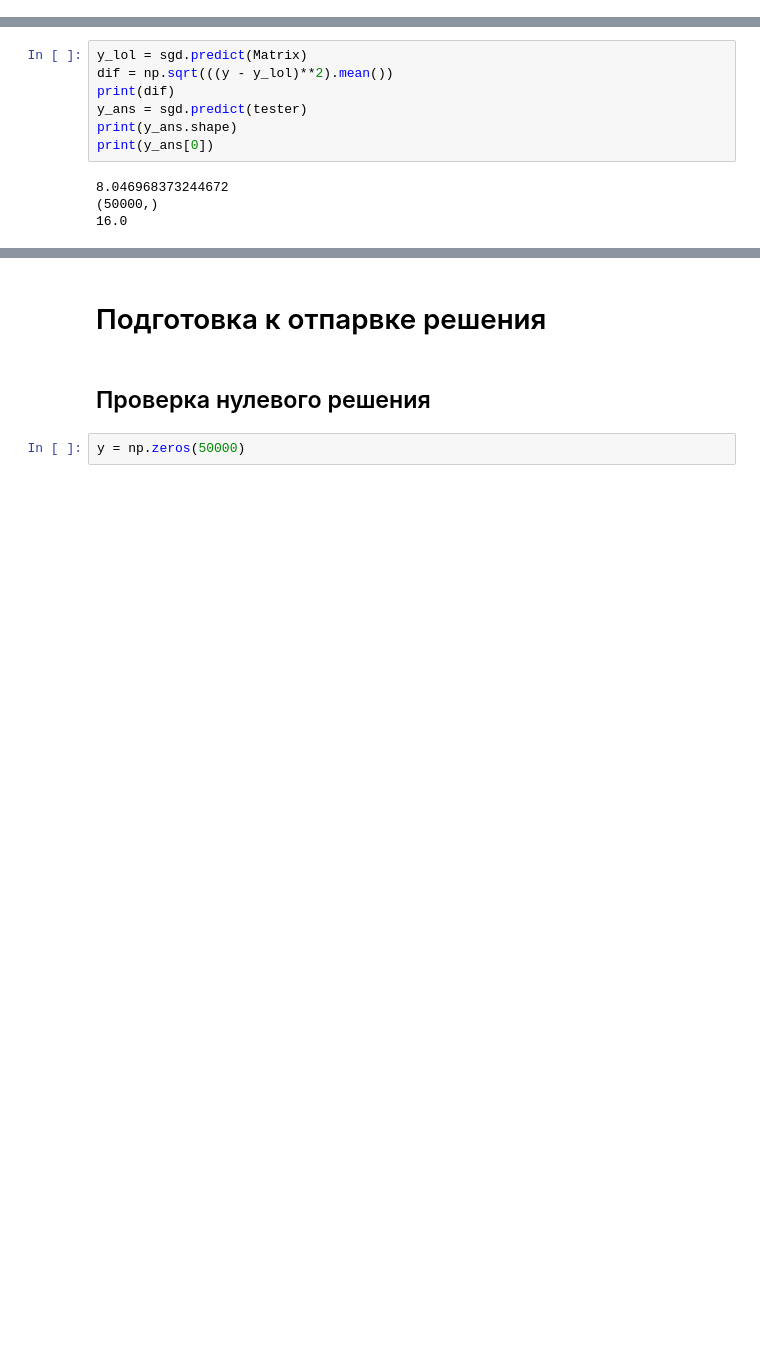
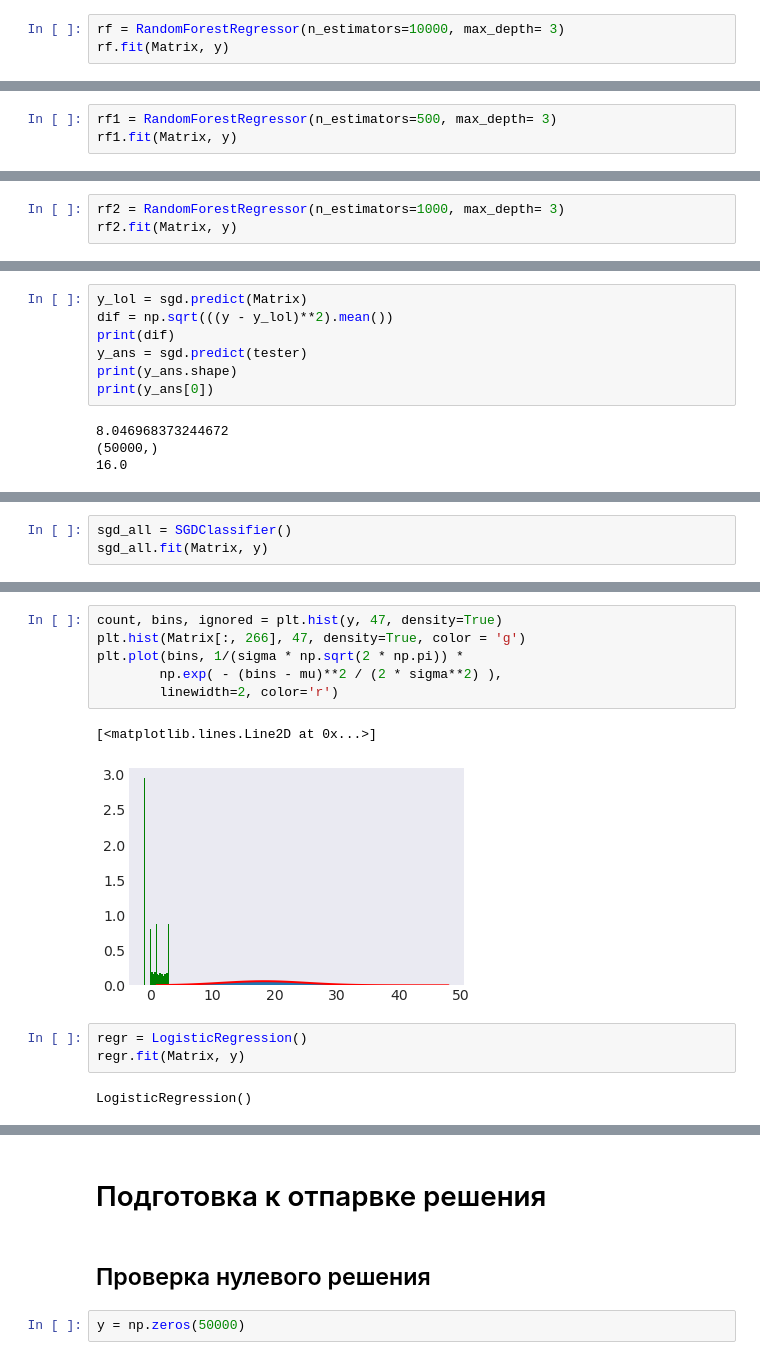
Before and after one commit to rw404/Kaggle_comp, a Jupyter notebook: Submissions/kaggle_compet.ipynb, the cells around one changed output, grey strips where cells are left out. Drawn from its saved outputs; the diff is of its cells as text; blank space fills up the shorter version.

```diff
--- a/Submissions/kaggle_compet.ipynb
+++ b/Submissions/kaggle_compet.ipynb
@@ -194,0 +124,3 @@ __Random Forest__
+# %%
+rf = RandomForestRegressor(n_estimators=10000, max_depth= 3)
+rf.fit(Matrix, y)
@@ -194,0 +129,3 @@ __Random Forest__
+# %%
+rf1 = RandomForestRegressor(n_estimators=500, max_depth= 3)
+rf1.fit(Matrix, y)
@@ -194,0 +134,3 @@ __Random Forest__
+# %%
+rf2 = RandomForestRegressor(n_estimators=1000, max_depth= 3)
+rf2.fit(Matrix, y)
@@ -366,0 +329,3 @@ print(y_ans[0])
+# %%
+sgd_all = SGDClassifier()
+sgd_all.fit(Matrix, y)
@@ -366,0 +368,14 @@ print(y_ans[0])
+# %%
+count, bins, ignored = plt.hist(y, 47, density=True)
+plt.hist(Matrix[:, 266], 47, density=True, color = 'g')
+plt.plot(bins, 1/(sigma * np.sqrt(2 * np.pi)) *
+        np.exp( - (bins - mu)**2 / (2 * sigma**2) ),
+        linewidth=2, color='r')
+# %% [output]
+[<matplotlib.lines.Line2D at 0x...>]
+[figure, added]
+# %%
+regr = LogisticRegression()
+regr.fit(Matrix, y)
+# %% [output]
+LogisticRegression()
```
Also changed, not shown: parts of 89 cells of this notebook.
